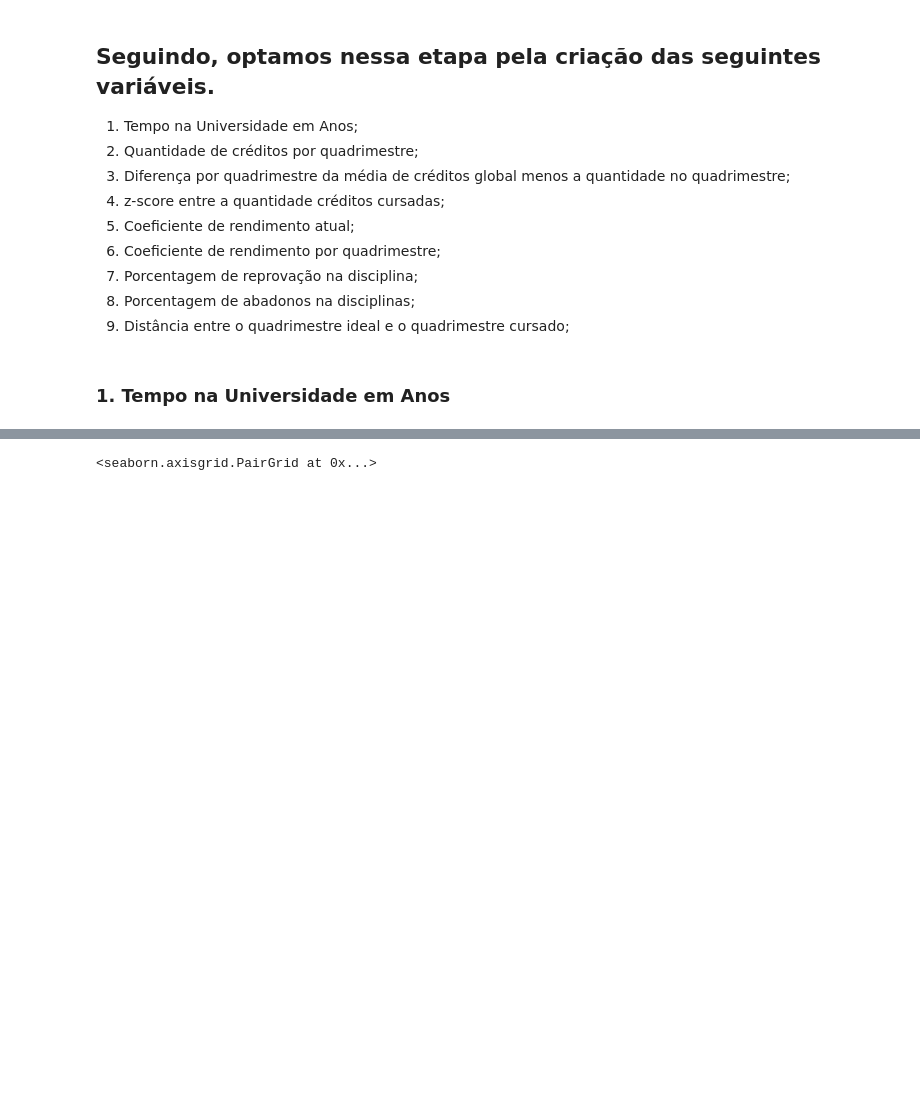
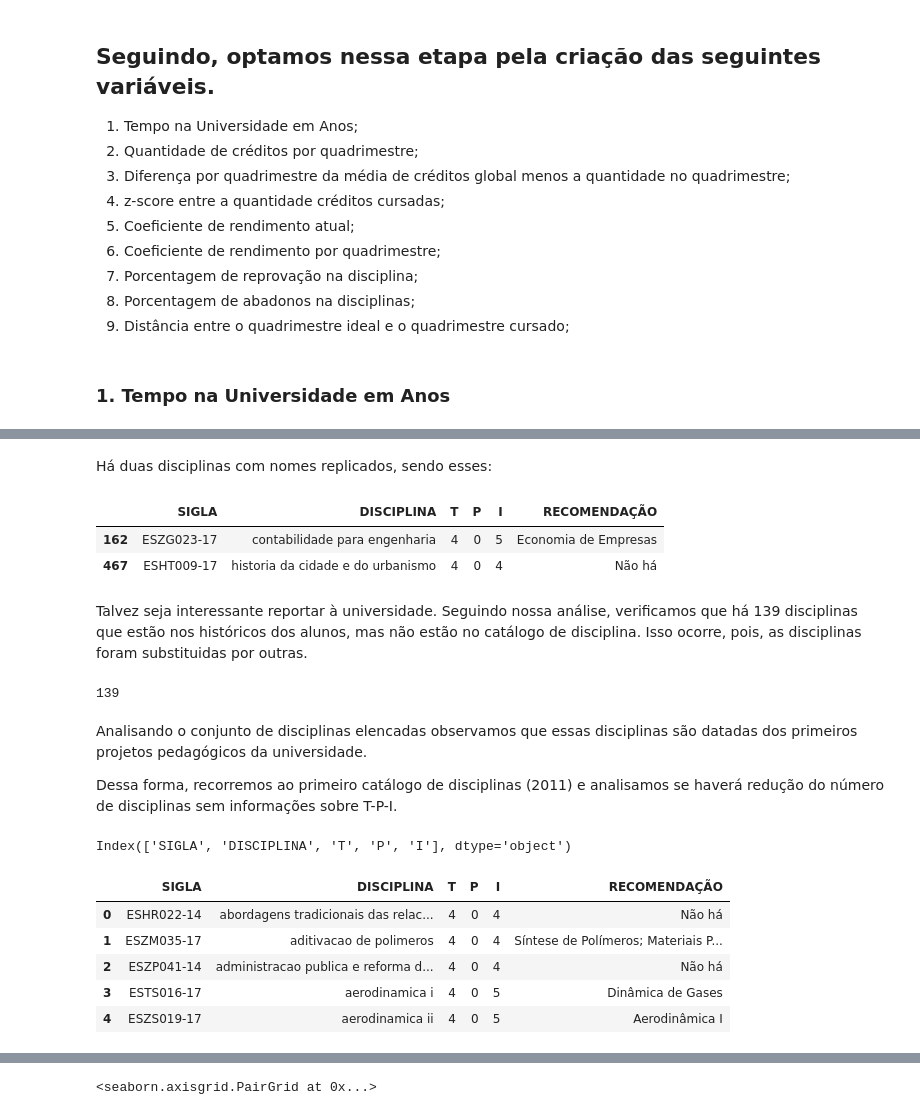
Before and after one commit to jairojuunior/miningAbandonment, a Jupyter notebook: EDA.ipynb, the cells around one changed output, grey strips where cells are left out. Saved outputs shown, nothing was run; the diff lists cells and outputs as text; code cells hidden in the pictures; blank space fills up the shorter version.

```diff
--- a/EDA.ipynb
+++ b/EDA.ipynb
@@ -134,0 +131,12 @@ b['CATEGORIA'] = b['CATEGORIA'].replace("","LIV")
+# %%
+#Remoção de acentos
+disciplinas['DISCIPLINA'] = disciplinas['DISCIPLINA'].str.normalize('NFKD')
+
+#Para minusculas
+disciplinas['DISCIPLINA'] = disciplinas['DISCIPLINA'].str.lower()
+
+#Encondificação para ASCII ignorando erros
+disciplinas['DISCIPLINA'] = disciplinas['DISCIPLINA'].str.encode('ascii', errors='ignore')
+
+#Decoficação para UTF-8, formato mais empregado nessa categoria de análise
+disciplinas['DISCIPLINA'] = disciplinas['DISCIPLINA'].str.decode('utf-8')
@@ -134,0 +150,54 @@ b['CATEGORIA'] = b['CATEGORIA'].replace("","LIV")
+# %% [markdown]
+Há duas disciplinas com nomes replicados, sendo esses:
+# %%
+disciplinas[disciplinas['DISCIPLINA'].duplicated()]
+# %% [output]
+|  | SIGLA | DISCIPLINA | T | P | I | RECOMENDAÇÃO |
+| 162 | ESZG023-17 | contabilidade para engenharia | 4 | 0 | 5 | Economia de Empresas |
+| 467 | ESHT009-17 | historia da cidade e do urbanismo | 4 | 0 | 4 | Não há |
+# %% [markdown]
+Talvez seja interessante reportar à universidade. Seguindo nossa análise, verificamos que há 139 disciplinas que estão nos históricos dos alunos, mas não estão no catálogo de disciplina. Isso ocorre, pois, as disciplinas foram substituidas por outras.
+# %%
+disci_fora_catalogo = tratado['NOME_DISCIPLINA'].unique()[~np.isin(tratado['NOME_DISCIPLINA'].unique(),disciplinas['DISCIPLINA'].unique())]
+len(disci_fora_catalogo)
+# %% [output]
+139
+# %% [markdown]
+Analisando o conjunto de disciplinas elencadas observamos que essas disciplinas são datadas dos primeiros projetos pedagógicos da universidade.
+
+Dessa forma, recorremos ao primeiro catálogo de disciplinas (2011) e analisamos se haverá redução do número de disciplinas sem informações sobre T-P-I.
+# %%
+catalogo2011 = "https://raw.githubusercontent.com/bruAristimunha/miningAbandonment/master/data/catalogo_de_disciplinas_2011.csv"
+
+disciplinas2011 = pd.read_csv(catalogo2011, sep="|")
+disciplinas2011.columns = ['SIGLA', 'DISCIPLINA', 'T', 'P', 'I']
+
+#Remoção de acentos
+disciplinas2011['DISCIPLINA'] = disciplinas2011['DISCIPLINA'].str.normalize('NFKD')
+
+#Para minusculas
+disciplinas2011['DISCIPLINA'] = disciplinas2011['DISCIPLINA'].str.lower()
+
+#Encondificação para ASCII ignorando erros
+disciplinas2011['DISCIPLINA'] = disciplinas2011['DISCIPLINA'].str.encode('ascii', errors='ignore')
+
+#Decoficação para UTF-8, formato mais empregado nessa categoria de análise
+disciplinas2011['DISCIPLINA'] = disciplinas2011['DISCIPLINA'].str.decode('utf-8')
+
+
+disciplinas2011.columns
+# %% [output]
+Index(['SIGLA', 'DISCIPLINA', 'T', 'P', 'I'], dtype='object')
+# %%
+disciplinas = disciplinas.append(disciplinas2011, sort=True)
+
+
+disciplinas =  disciplinas[['SIGLA', 'DISCIPLINA', 'T', 'P', 'I', 'RECOMENDAÇÃO']]
+disciplinas.head()
+# %% [output]
+|  | SIGLA | DISCIPLINA | T | P | I | RECOMENDAÇÃO |
+| 0 | ESHR022-14 | abordagens tradicionais das relac... | 4 | 0 | 4 | Não há |
+| 1 | ESZM035-17 | aditivacao de polimeros | 4 | 0 | 4 | Síntese de Polímeros; Materiais P... |
+| 2 | ESZP041-14 | administracao publica e reforma d... | 4 | 0 | 4 | Não há |
+| 3 | ESTS016-17 | aerodinamica i | 4 | 0 | 5 | Dinâmica de Gases |
+| 4 | ESZS019-17 | aerodinamica ii | 4 | 0 | 5 | Aerodinâmica I |
```
Also changed, not shown: parts of 22 cells of this notebook.
